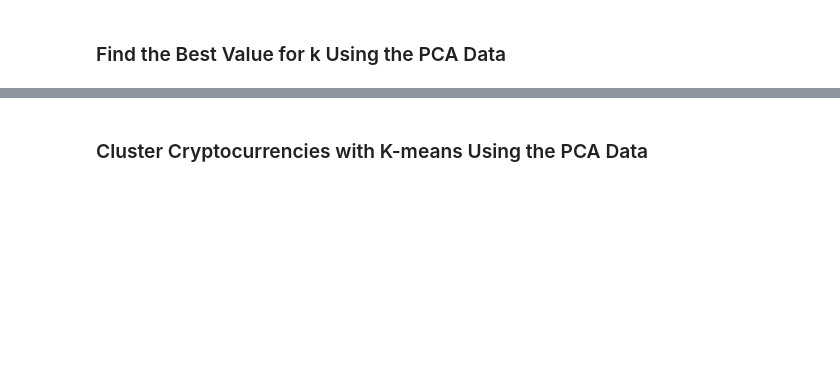
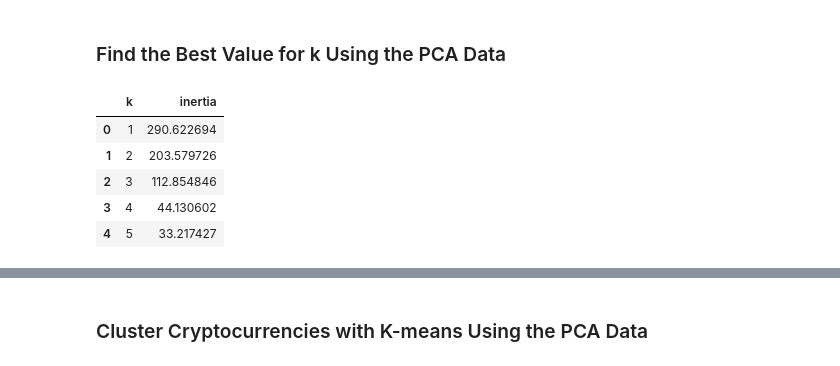
Before and after one commit to Arefinster/CryptoClustering, a Jupyter notebook: Crypto_Clustering.ipynb, the cells around one changed output, grey strips where cells are left out. Saved outputs shown, nothing was run; the diff lists cells and outputs as text; code cells hidden in the pictures; blank space fills up the shorter version.

```diff
--- a/Crypto_Clustering.ipynb
+++ b/Crypto_Clustering.ipynb
@@ -224,5 +245,6 @@ df_market_data_scaled_copy.hvplot.scatter(
 ### Find the Best Value for k Using the PCA Data
 # %%
 # Create a list with the number of k-values from 1 to 11
+k_pca = list(range(1, 11))
 # %%
 # Create an empty list to store the inertia values
@@ -236,7 +262,19 @@ df_market_data_scaled_copy.hvplot.scatter(
 # %%
 # Create a dictionary with the data to plot the Elbow curve
+elbow_data_pca = {"k": k_pca, "inertia": inertia_pca}
 
 # Create a DataFrame with the data to plot the Elbow curve
+df_elbow_pca = pd.DataFrame(elbow_data_pca)
+
+# Review the DataFrame
+df_elbow_pca.head()
+# %% [output]
+|  | k | inertia |
+| 0 | 1 | 290.622694 |
+| 1 | 2 | 203.579726 |
+| 2 | 3 | 112.854846 |
+| 3 | 4 | 44.130602 |
+| 4 | 5 | 33.217427 |
 # %%
 # Plot a line chart with all the inertia values computed with
 # the different values of k to visually identify the optimal value for k.
```
Also changed, not shown: parts of 13 cells of this notebook.
